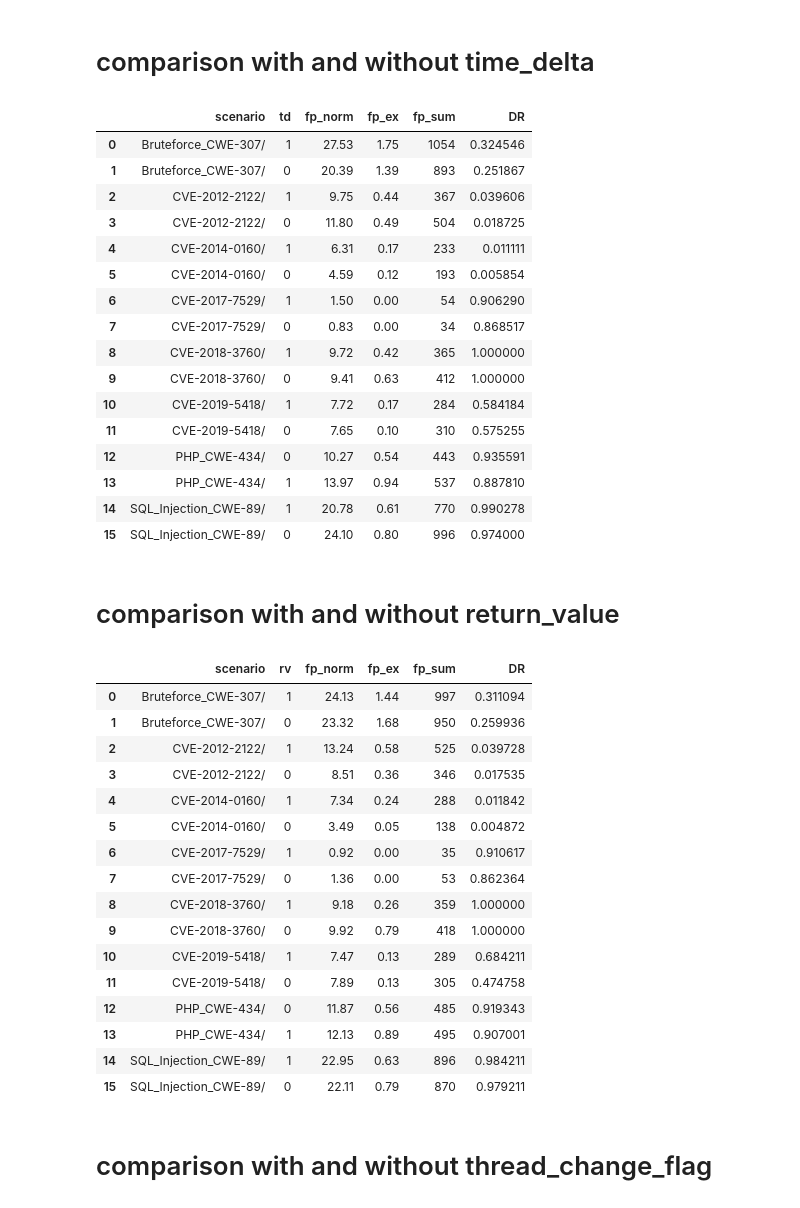
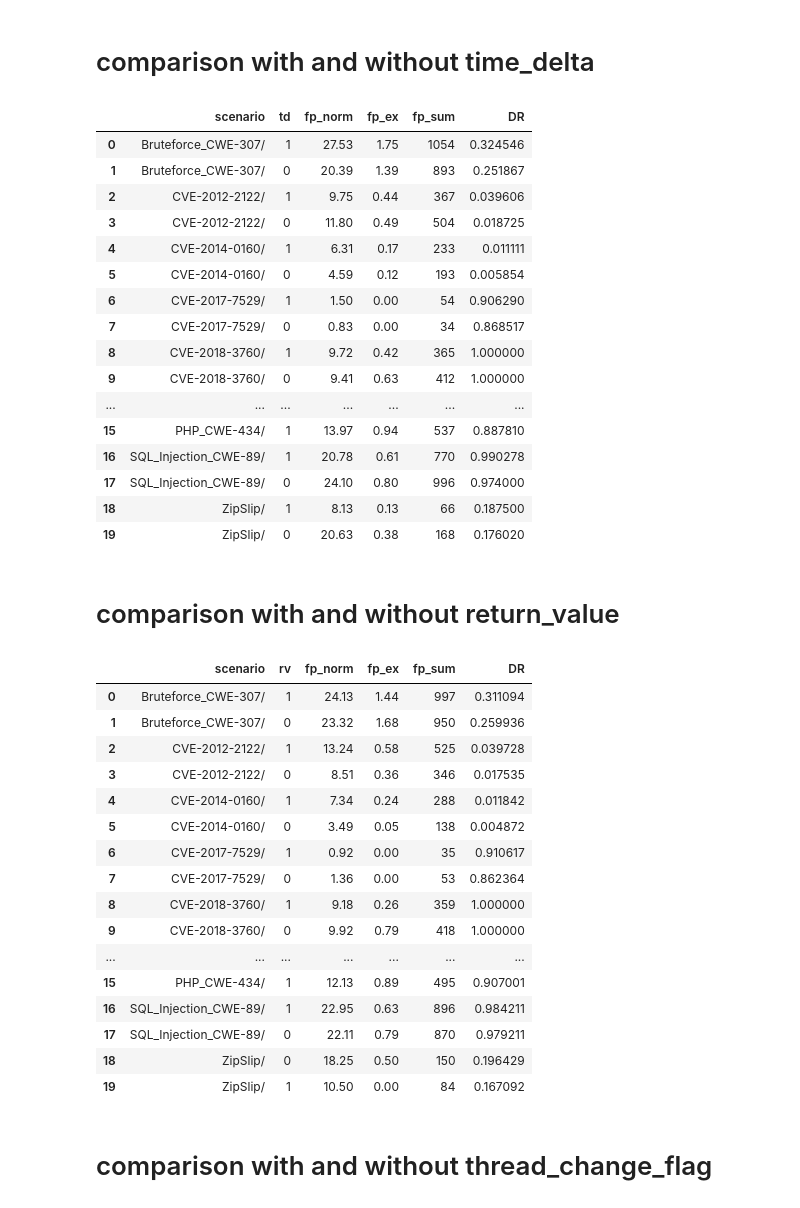
Before and after one commit to LID-DS/LID-DS, a Jupyter notebook: algorithms/evaluation/eval.ipynb, the cells around one changed output. Cells and saved outputs as stored; diff of their text form; code cells hidden in the pictures.

```diff
--- a/algorithms/evaluation/eval.ipynb
+++ b/algorithms/evaluation/eval.ipynb
@@ -56,7 +56,6 @@ try:
 except ValueError:
     print('Table already exists')
 # %%
-conn = sql.connect('zwischenerg.db')
 res = conn.execute("SELECT name FROM sqlite_master WHERE type='table';")
 for name in res.fetchall():
     print(name[0])
@@ -113,8 +111,7 @@ result
 # %%
 # 6 	8 	1 	1 	1
 # 10 	4 	0 	1 	0
-conn = sql.connect('evaluation.db')
-result = pd.read_sql('SELECT \
+result = pd.read_sql(f'SELECT \
                              scenario, \
                              ngram, \
                              embedding_size as embed, \
@@ -125,9 +122,8 @@ result = pd.read_sql('SELECT \
                              consecutive_false_positives_exploits as fp_ex, \
                              consecutive_false_positives_normal + consecutive_false_positives_exploits as fp_sum, \
                              detection_rate as DR \
-                     FROM lstm \
-                     WHERE ngram = 6 and embed = 8 and rv = 1 and tcf = 1 and td = 1 or\
-                           ngram = 10 and embed = 4 and rv = 0 and tcf = 1 and td = 0', conn)
+                     FROM {de} \
+                     WHERE ngram = 6 AND embed=8 AND rv=1 AND td=1 AND tcf=1', conn)
 pd.set_option('display.max_rows', result.shape[0]+1)
 result
 # %% [output]
@@ -150,0 +140,17 @@ result
+# %%
+# 2 	8 	1 	1 	1
+result = pd.read_sql(f'SELECT \
+                             scenario, \
+                             ngram, \
+                             embedding_size as embed, \
+                             return_value as rv, \
+                             thread_change_flag as tcf, \
+                             time_delta as td, \
+                             consecutive_false_positives_normal as fp_norm, \
+                             consecutive_false_positives_exploits as fp_ex, \
+                             consecutive_false_positives_normal + consecutive_false_positives_exploits as fp_sum, \
+                             detection_rate as DR \
+                     FROM {de} \
+                     WHERE ngram = 2 AND embed=8 AND rv=1 AND td=1 AND tcf=1', conn)
+pd.set_option('display.max_rows', result.shape[0]+1)
+result
@@ -153,16 +171,15 @@ result
 # %%
 # show results for best config
 # reverse fp und dr
-conn = sql.connect('evaluation.db')
-result = pd.read_sql('SELECT scenario, time_delta as td,  \
+result = pd.read_sql(f'SELECT scenario, time_delta as td,  \
                              ROUND(AVG(consecutive_false_positives_normal),2) as fp_norm, \
                              ROUND(AVG(consecutive_false_positives_exploits),2) as fp_ex, \
                              SUM(consecutive_false_positives_normal + consecutive_false_positives_exploits) as fp_sum, \
                              AVG(detection_rate) as DR \
-                             COUNT(*) \
-                      FROM lstm \
+                      FROM {de} \
                       GROUP BY scenario, td \
                       ORDER BY scenario, DR desc, fp_sum asc', conn)
+pd.set_option('display.max_rows', result.shape[0]+1)
 result
 # %% [output]
 |  | scenario | td | fp_norm | fp_ex | fp_sum | DR |
@@ -176,43 +193,43 @@ result
 | 7 | CVE-2017-7529/ | 0 | 0.83 | 0.00 | 34 | 0.868517 |
 | 8 | CVE-2018-3760/ | 1 | 9.72 | 0.42 | 365 | 1.000000 |
 | 9 | CVE-2018-3760/ | 0 | 9.41 | 0.63 | 412 | 1.000000 |
-| 10 | CVE-2019-5418/ | 1 | 7.72 | 0.17 | 284 | 0.584184 |
-| 11 | CVE-2019-5418/ | 0 | 7.65 | 0.10 | 310 | 0.575255 |
-| 12 | PHP_CWE-434/ | 0 | 10.27 | 0.54 | 443 | 0.935591 |
-| 13 | PHP_CWE-434/ | 1 | 13.97 | 0.94 | 537 | 0.887810 |
-| 14 | SQL_Injection_CWE-89/ | 1 | 20.78 | 0.61 | 770 | 0.990278 |
-| 15 | SQL_Injection_CWE-89/ | 0 | 24.10 | 0.80 | 996 | 0.974000 |
+| ... | ... | ... | ... | ... | ... | ... |
+| 15 | PHP_CWE-434/ | 1 | 13.97 | 0.94 | 537 | 0.887810 |
+| 16 | SQL_Injection_CWE-89/ | 1 | 20.78 | 0.61 | 770 | 0.990278 |
+| 17 | SQL_Injection_CWE-89/ | 0 | 24.10 | 0.80 | 996 | 0.974000 |
+| 18 | ZipSlip/ | 1 | 8.13 | 0.13 | 66 | 0.187500 |
+| 19 | ZipSlip/ | 0 | 20.63 | 0.38 | 168 | 0.176020 |
 # %% [markdown]
 # comparison with and without return_value
 # %%
-conn = sql.connect('evaluation.db')
-result = pd.read_sql('SELECT scenario, return_value as rv,  \
+result = pd.read_sql(f'SELECT scenario, return_value as rv,  \
                              ROUND(AVG(consecutive_false_positives_normal),2) as fp_norm, \
                              ROUND(AVG(consecutive_false_positives_exploits),2) as fp_ex, \
                              SUM(consecutive_false_positives_normal + consecutive_false_positives_exploits) as fp_sum, \
                              AVG(detection_rate) as DR \
-                      FROM lstm \
+                      FROM {de} \
                       GROUP BY scenario, rv \
                       ORDER BY scenario, DR desc, fp_sum asc', conn)
+pd.set_option('display.max_rows', result.shape[0]+1)
 result
 # %% [output]
 |  | scenario | rv | fp_norm | fp_ex | fp_sum | DR |
 | 0 | Bruteforce_CWE-307/ | 1 | 24.13 | 1.44 | 997 | 0.311094 |
 | 1 | Bruteforce_CWE-307/ | 0 | 23.32 | 1.68 | 950 | 0.259936 |
 | 2 | CVE-2012-2122/ | 1 | 13.24 | 0.58 | 525 | 0.039728 |
 | 3 | CVE-2012-2122/ | 0 | 8.51 | 0.36 | 346 | 0.017535 |
 | 4 | CVE-2014-0160/ | 1 | 7.34 | 0.24 | 288 | 0.011842 |
 | 5 | CVE-2014-0160/ | 0 | 3.49 | 0.05 | 138 | 0.004872 |
 | 6 | CVE-2017-7529/ | 1 | 0.92 | 0.00 | 35 | 0.910617 |
 | 7 | CVE-2017-7529/ | 0 | 1.36 | 0.00 | 53 | 0.862364 |
 | 8 | CVE-2018-3760/ | 1 | 9.18 | 0.26 | 359 | 1.000000 |
 | 9 | CVE-2018-3760/ | 0 | 9.92 | 0.79 | 418 | 1.000000 |
-| 10 | CVE-2019-5418/ | 1 | 7.47 | 0.13 | 289 | 0.684211 |
-| 11 | CVE-2019-5418/ | 0 | 7.89 | 0.13 | 305 | 0.474758 |
-| 12 | PHP_CWE-434/ | 0 | 11.87 | 0.56 | 485 | 0.919343 |
-| 13 | PHP_CWE-434/ | 1 | 12.13 | 0.89 | 495 | 0.907001 |
-| 14 | SQL_Injection_CWE-89/ | 1 | 22.95 | 0.63 | 896 | 0.984211 |
-| 15 | SQL_Injection_CWE-89/ | 0 | 22.11 | 0.79 | 870 | 0.979211 |
+| ... | ... | ... | ... | ... | ... | ... |
+| 15 | PHP_CWE-434/ | 1 | 12.13 | 0.89 | 495 | 0.907001 |
+| 16 | SQL_Injection_CWE-89/ | 1 | 22.95 | 0.63 | 896 | 0.984211 |
+| 17 | SQL_Injection_CWE-89/ | 0 | 22.11 | 0.79 | 870 | 0.979211 |
+| 18 | ZipSlip/ | 0 | 18.25 | 0.50 | 150 | 0.196429 |
+| 19 | ZipSlip/ | 1 | 10.50 | 0.00 | 84 | 0.167092 |
 # %% [markdown]
 # comparison with and without thread_change_flag
 # %%
```
Also changed, not shown: parts of 11 cells of this notebook.
